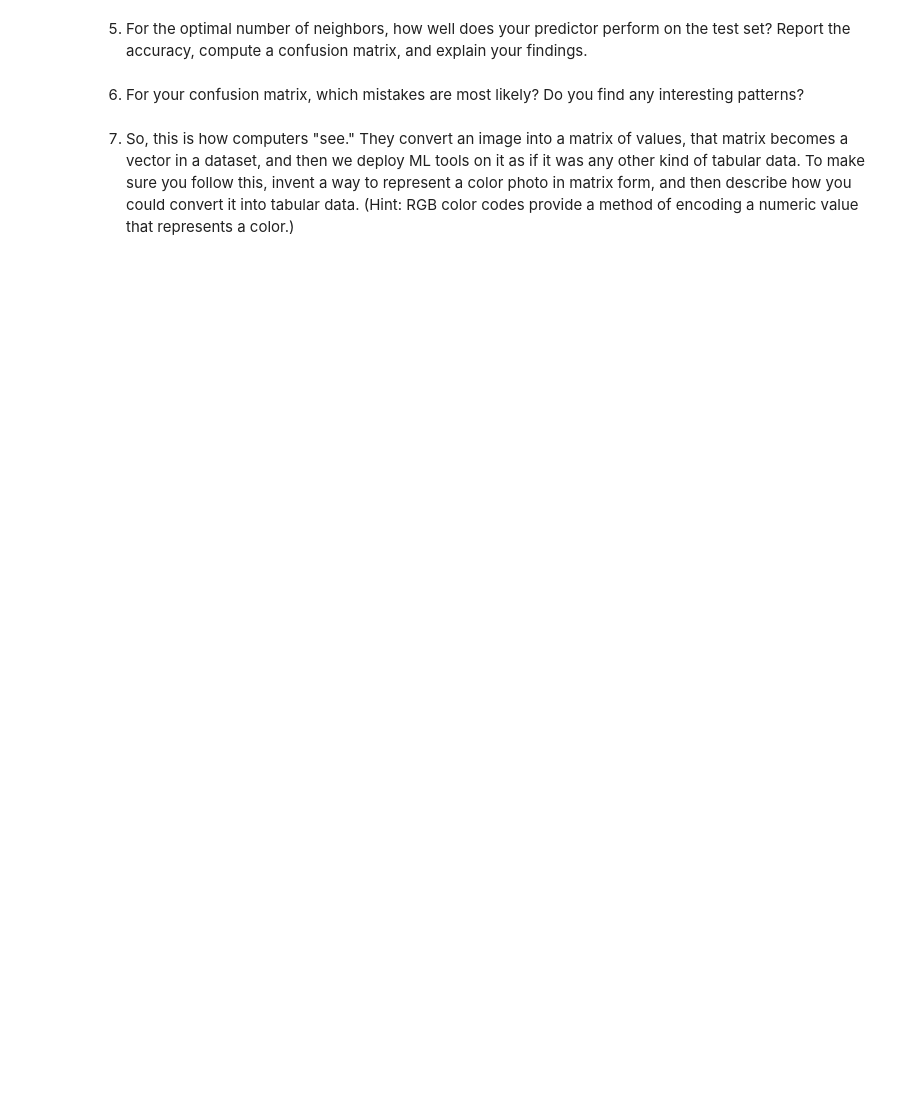
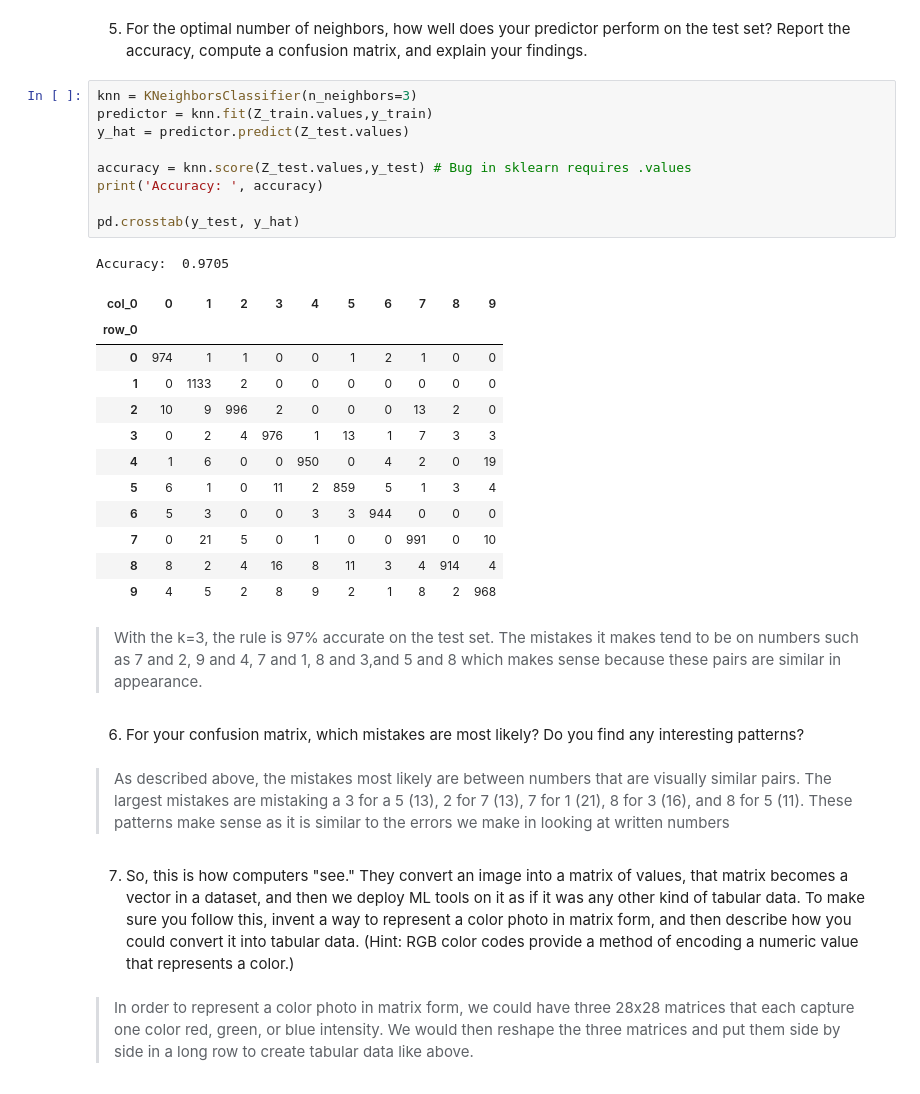
Before and after one commit to alaplace17/knn, a Jupyter notebook: lab/computer_vision_lab.ipynb, the cells around one changed output. Saved outputs shown, nothing was run; the diff lists cells and outputs as text; blank space fills up the shorter version.

```diff
--- a/lab/computer_vision_lab.ipynb
+++ b/lab/computer_vision_lab.ipynb
@@ -214,6 +230,35 @@ FileNotFoundError: [Errno 2] No such file or directory: './data/Z_train.csv'
 # %% [markdown]
 5. For the optimal number of neighbors, how well does your predictor perform on the test set? Report the accuracy, compute a confusion matrix, and explain your findings.
+# %%
+knn = KNeighborsClassifier(n_neighbors=3)
+predictor = knn.fit(Z_train.values,y_train)
+y_hat = predictor.predict(Z_test.values)
+
+accuracy = knn.score(Z_test.values,y_test) # Bug in sklearn requires .values
+print('Accuracy: ', accuracy)
+
+pd.crosstab(y_test, y_hat)
+# %% [output]
+Accuracy:  0.9705
+| col_0 | 0 | 1 | 2 | 3 | 4 | 5 | 6 | 7 | 8 | 9 |
+| row_0 |  |  |  |  |  |  |  |  |  |  |
+| 0 | 974 | 1 | 1 | 0 | 0 | 1 | 2 | 1 | 0 | 0 |
+| 1 | 0 | 1133 | 2 | 0 | 0 | 0 | 0 | 0 | 0 | 0 |
+| 2 | 10 | 9 | 996 | 2 | 0 | 0 | 0 | 13 | 2 | 0 |
+| 3 | 0 | 2 | 4 | 976 | 1 | 13 | 1 | 7 | 3 | 3 |
+| 4 | 1 | 6 | 0 | 0 | 950 | 0 | 4 | 2 | 0 | 19 |
+| 5 | 6 | 1 | 0 | 11 | 2 | 859 | 5 | 1 | 3 | 4 |
+| 6 | 5 | 3 | 0 | 0 | 3 | 3 | 944 | 0 | 0 | 0 |
+| 7 | 0 | 21 | 5 | 0 | 1 | 0 | 0 | 991 | 0 | 10 |
+| 8 | 8 | 2 | 4 | 16 | 8 | 11 | 3 | 4 | 914 | 4 |
+| 9 | 4 | 5 | 2 | 8 | 9 | 2 | 1 | 8 | 2 | 968 |
+# %% [markdown]
+> With the k=3, the rule is 97% accurate on the test set. The mistakes it makes tend to be on numbers such as 7 and 2, 9 and 4, 7 and 1, 8 and 3,and 5 and 8 which makes sense because these pairs are similar in appearance.
 # %% [markdown]
 6. For your confusion matrix, which mistakes are most likely? Do you find any interesting patterns?
+# %% [markdown]
+> As described above, the mistakes most likely are between numbers that are visually similar pairs. The largest mistakes are mistaking a 3 for a 5 (13), 2 for 7 (13), 7 for 1 (21), 8 for 3 (16), and 8 for 5 (11). These patterns make sense as it is similar to the errors we make in looking at written numbers
 # %% [markdown]
 7. So, this is how computers "see." They convert an image into a matrix of values, that matrix becomes a vector in a dataset, and then we deploy ML tools on it as if it was any other kind of tabular data. To make sure you follow this, invent a way to represent a color photo in matrix form, and then describe how you could convert it into tabular data. (Hint: RGB color codes provide a method of encoding a numeric value that represents a color.)
+# %% [markdown]
+> In order to represent a color photo in matrix form, we could have three 28x28 matrices that each capture one color red, green, or blue intensity. We would then reshape the three matrices and put them side by side in a long row to create tabular data like above.
```
Also changed, not shown: parts of 6 cells of this notebook.
